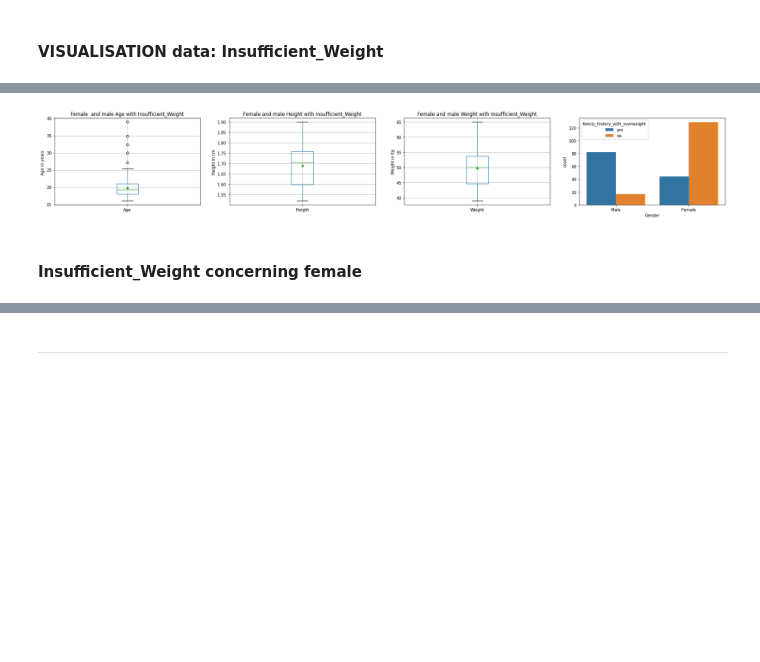
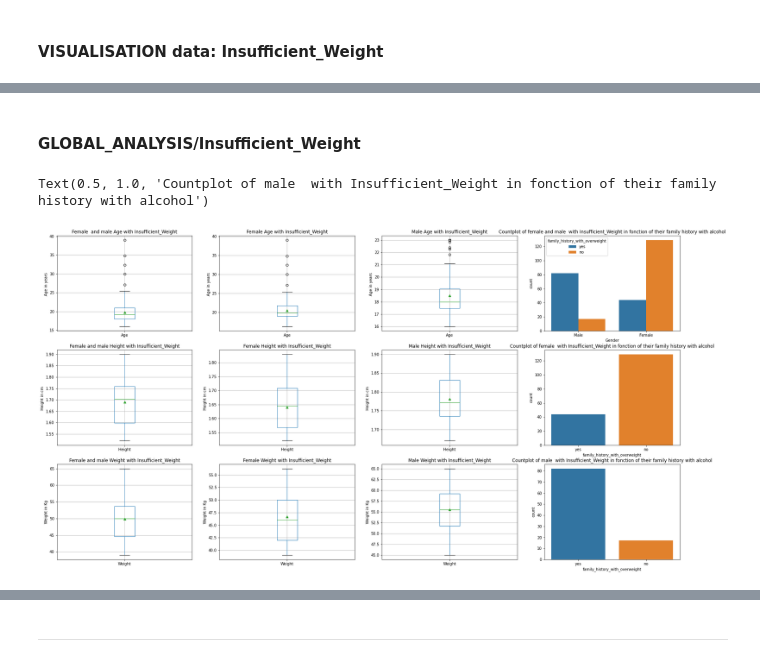
Before and after one commit to Leodespt/Projet_Python, a Jupyter notebook: NoteBook Jupyter.ipynb, the cells around one changed output, grey strips where cells are left out. Cells and saved outputs as stored; diff of their text form; code cells hidden in the pictures; blank space fills up the shorter version.

```diff
--- a/NoteBook Jupyter.ipynb
+++ b/NoteBook Jupyter.ipynb
@@ -388,27 +375,62 @@ df_Insufficient_Weight.head()
+# %% [markdown]
+#### GLOBAL_ANALYSIS/Insufficient_Weight
 # %%
-fg, ax =plt.subplots(1,4,figsize=(30,4))
-df_Insufficient_Weight.boxplot(df_Insufficient_Weight.columns.tolist()[1],showmeans=True,ax=ax[0])
-df_Insufficient_Weight.boxplot(df_Insufficient_Weight.columns.tolist()[2],showmeans=True,ax=ax[1])
-df_Insufficient_Weight.boxplot(df_Insufficient_Weight.columns.tolist()[3],showmeans=True,ax=ax[2])
+df_Insufficient_Weight=df[df["NObeyesdad"]=="Insufficient_Weight"]
+df_Insufficient_Weight
+
+#Condition where remplit les lignes ne respectant pas les conditions avec des NaN, on les supprime ensuite avec dropna().
+df_Insufficient_Weight=df[["Gender","Age","Height","Weight","family_history_with_overweight"]].where(df["NObeyesdad"]=="Insufficient_Weight").dropna()
+df_Insufficient_Weight_Female=df_Insufficient_Weight[["Age","Height","Weight","family_history_with_overweight"]].where(df_Insufficient_Weight["Gender"]=="Female").dropna()
+df_Insufficient_Weight_Male=df_Insufficient_Weight[["Age","Height","Weight","family_history_with_overweight"]].where(df_Insufficient_Weight["Gender"]=="Male").dropna()
+
+fg, ax =plt.subplots(3,4,figsize=(30,16))
+df_Insufficient_Weight.boxplot(df_Insufficient_Weight.columns.tolist()[1],showmeans=True,ax=ax[0,0])
+df_Insufficient_Weight.boxplot(df_Insufficient_Weight.columns.tolist()[2],showmeans=True,ax=ax[1,0])
+df_Insufficient_Weight.boxplot(df_Insufficient_Weight.columns.tolist()[3],showmeans=True,ax=ax[2,0])
+sns.countplot(x="Gender", hue="family_history_with_overweight", data=df_Insufficient_Weight,ax=ax[0,3])
+
+df_Insufficient_Weight_Female.boxplot(df_Insufficient_Weight_Female.columns.tolist()[0],showmeans=True,ax=ax[0,1])
+df_Insufficient_Weight_Female.boxplot(df_Insufficient_Weight_Female.columns.tolist()[1],showmeans=True,ax=ax[1,1])
+df_Insufficient_Weight_Female.boxplot(df_Insufficient_Weight_Female.columns.tolist()[2],showmeans=True,ax=ax[2,1])
+sns.countplot(x="family_history_with_overweight", data=df_Insufficient_Weight_Female,ax=ax[1,3])
+
+df_Insufficient_Weight_Male.boxplot(df_Insufficient_Weight_Male.columns.tolist()[0],showmeans=True,ax=ax[0,2])
+df_Insufficient_Weight_Male.boxplot(df_Insufficient_Weight_Male.columns.tolist()[1],showmeans=True,ax=ax[1,2])
+df_Insufficient_Weight_Male.boxplot(df_Insufficient_Weight_Male.columns.tolist()[2],showmeans=True,ax=ax[2,2])
+sns.countplot(x="family_history_with_overweight", data=df_Insufficient_Weight_Male,ax=ax[2,3])
 
 
-sns.countplot(x="Gender", hue="family_history_with_overweight", data=df_Insufficient_Weight,ax=ax[3])
+ax[0,0].set_title('Female  and male Age with Insufficient_Weight')
+ax[0,0].set_ylabel('Age in years  ')
 
-# df_Insufficient_Weight.groupby(by="Gender").size().plot(kind='bar',color="blue",ax=ax[3])
+ax[1,0].set_title('Female and male Height with Insufficient_Weight')
+ax[1,0].set_ylabel('Height in cm ')
 
-# df_Insufficient_Weight.groupby(by="family_history_with_overweight").size().plot(kind='bar',color="black",ax=ax[4])
+ax[2,0].set_title('Female and male Weight with Insufficient_Weight')
+ax[2,0].set_ylabel('Weight in Kg')
+ax[0,3].set_title('Countplot of female and male  with Insufficient_Weight in fonction of their family history with alcohol')
 
-ax[0].set_title('Female  and male Age with Insufficient_Weight')
-ax[0].set_ylabel('Age in years  ')
 
-ax[1].set_title('Female and male Height with Insufficient_Weight')
-ax[1].set_ylabel('Height in cm ')
+ax[0,1].set_title('Female Age with Insufficient_Weight')
+ax[0,1].set_ylabel('Age in years  ')
 
-ax[2].set_title('Female and male Weight with Insufficient_Weight')
-ax[2].set_ylabel('Weight in Kg')
+ax[1,1].set_title('Female Height with Insufficient_Weight')
+ax[1,1].set_ylabel('Height in cm ')
 
-plt.show()
+ax[2,1].set_title('Female Weight with Insufficient_Weight')
+ax[2,1].set_ylabel('Weight in Kg')
+ax[1,3].set_title('Countplot of female  with Insufficient_Weight in fonction of their family history with alcohol')
+
+
+ax[0,2].set_title('Male Age with Insufficient_Weight')
+ax[0,2].set_ylabel('Age in years  ')
+
+ax[1,2].set_title('Male Height with Insufficient_Weight')
+ax[1,2].set_ylabel('Height in cm ')
+
+ax[2,2].set_title('Male Weight with Insufficient_Weight')
+ax[2,2].set_ylabel('Weight in Kg')
+ax[2,3].set_title('Countplot of male  with Insufficient_Weight in fonction of their family history with alcohol')
 # %% [output]
+Text(0.5, 1.0, 'Countplot of male  with Insufficient_Weight in fonction of their family history with alcohol')
-[figure, old version]
+[figure, new version]
-# %% [markdown]
-#### Insufficient_Weight concerning female
```
Also changed, not shown: parts of 12 cells of this notebook, 3 other files.
